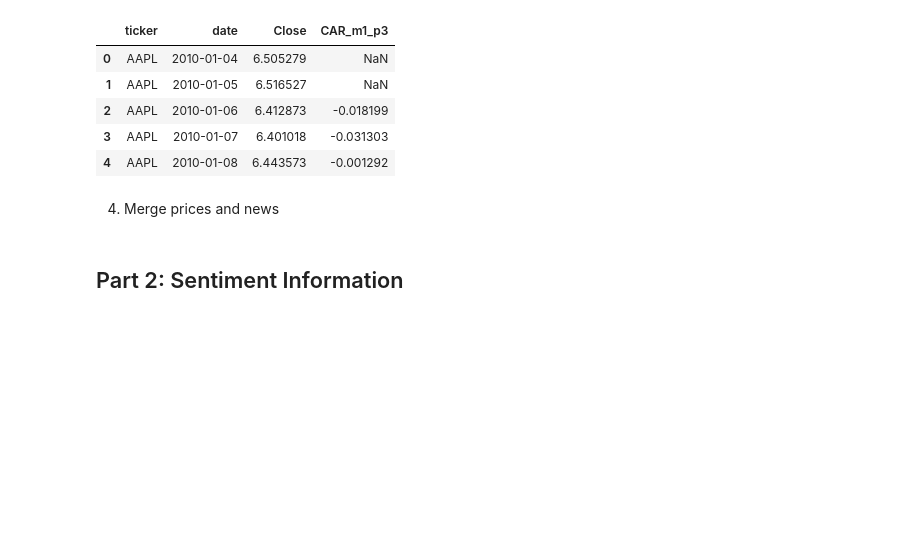
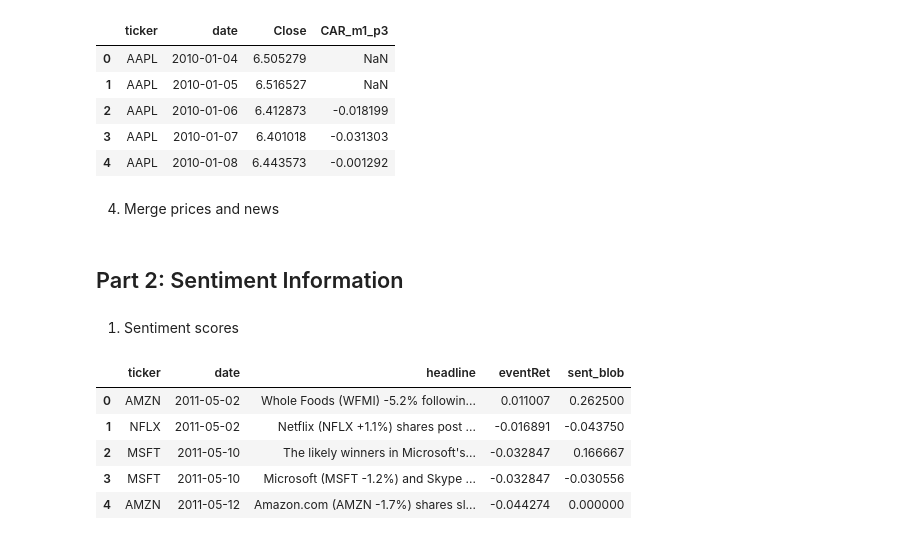
Before and after one commit to Jeandeng47/earnings-alpha, a Jupyter notebook: notebooks/final.ipynb, the cells around one changed output. Saved outputs shown, nothing was run; the diff lists cells and outputs as text; code cells hidden in the pictures; blank space fills up the shorter version.

```diff
--- a/notebooks/final.ipynb
+++ b/notebooks/final.ipynb
@@ -100,0 +103,21 @@ df_all.to_csv(DATA_DIR / "combined_car_m1_p3.csv", index=False)
+# %% [markdown]
+1. Sentiment scores
+# %%
+from textblob import TextBlob
+
+data_df = df_all.copy()
+data_df["headline"] = data_df["headline"].astype(str)
+
+# for each headline, calculate sentiment [-1, 1]
+data_df["sent_blob"] = data_df["headline"].apply(
+    lambda txt: TextBlob(txt).sentiment.polarity
+)
+
+data_df[["ticker", "date", "headline", "eventRet", "sent_blob"]].head()
+# %% [output]
+|  | ticker | date | headline | eventRet | sent_blob |
+| 0 | AMZN | 2011-05-02 | Whole Foods (WFMI) -5.2% followin... | 0.011007 | 0.262500 |
+| 1 | NFLX | 2011-05-02 | Netflix (NFLX +1.1%) shares post ... | -0.016891 | -0.043750 |
+| 2 | MSFT | 2011-05-10 | The likely winners in Microsoft's... | -0.032847 | 0.166667 |
+| 3 | MSFT | 2011-05-10 | Microsoft (MSFT -1.2%) and Skype ... | -0.032847 | -0.030556 |
+| 4 | AMZN | 2011-05-12 | Amazon.com (AMZN -1.7%) shares sl... | -0.044274 | 0.000000 |
```
Also changed, not shown: parts of 21 cells of this notebook.
